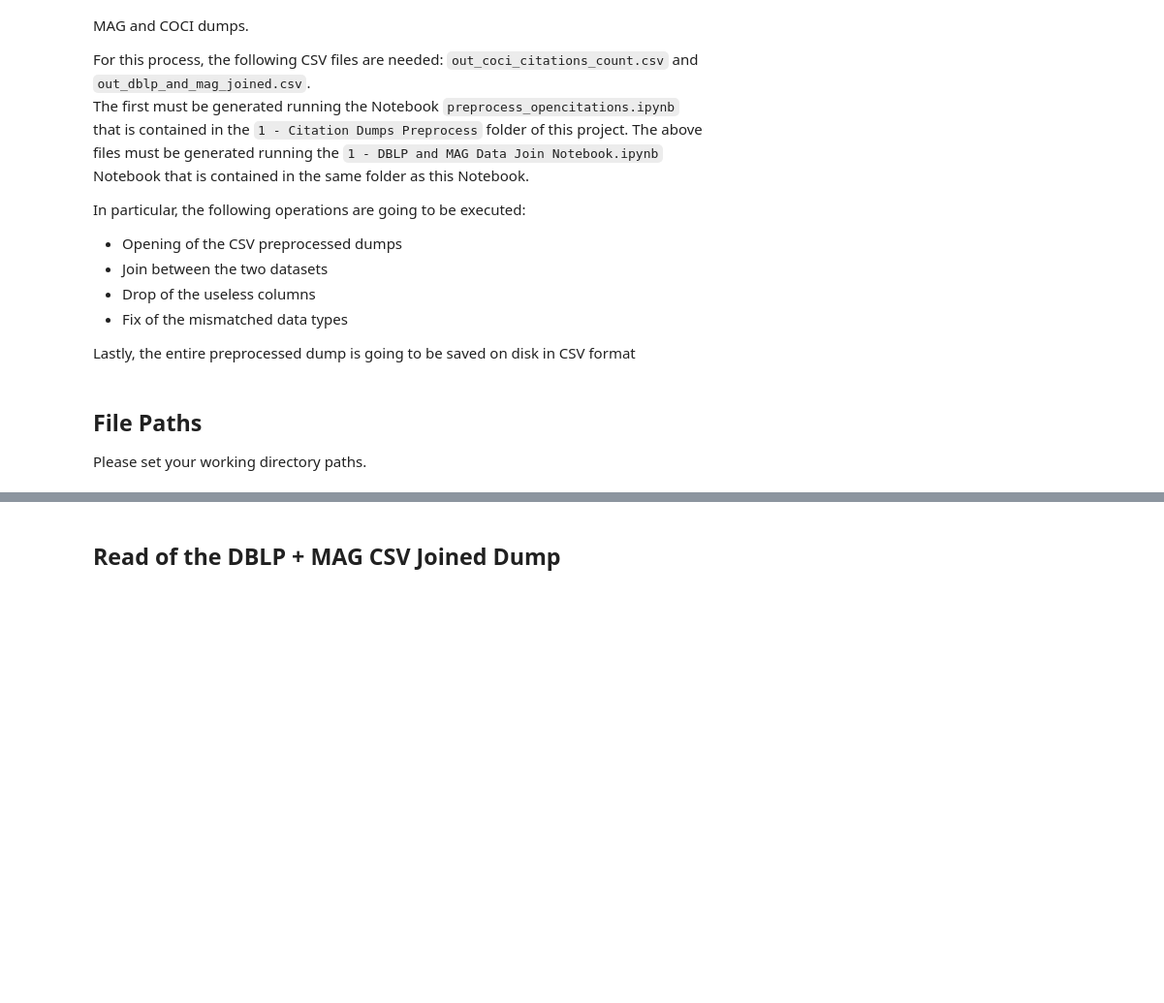
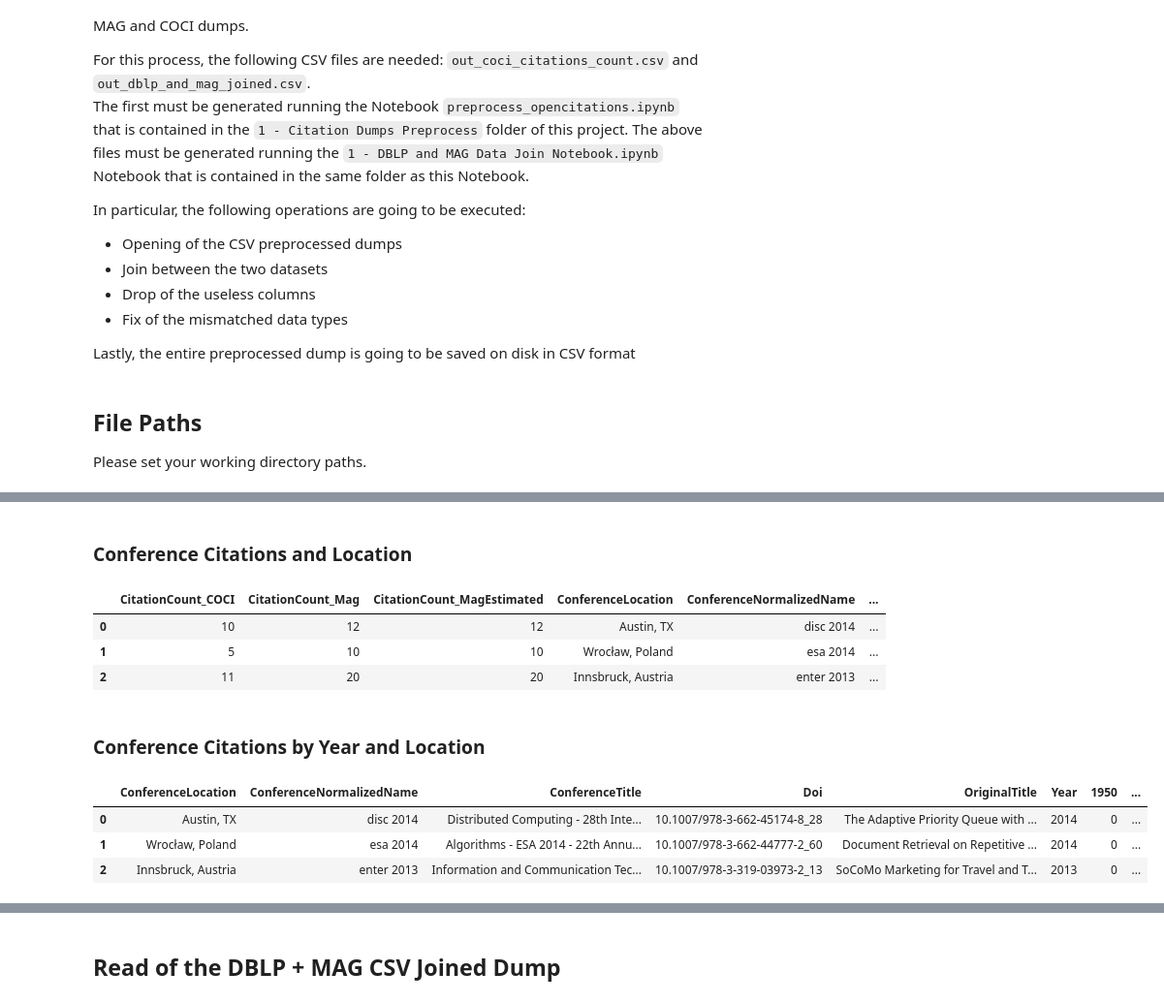
Before and after one commit to MarcoTerzulli/conftur_terzulli, a Jupyter notebook: Dataset Creation Pipeline/4 - Citation and Conference Data Cleanup/Citation and Conference Data Cleanup.ipynb, the cells around one changed output, grey strips where cells are left out. Shown at 97% size. Drawn from its saved outputs; the diff is of its cells as text; code cells hidden in the pictures; blank space fills up the shorter version.

```diff
--- a/Dataset Creation Pipeline/4 - Citation and Conference Data Cleanup/Citation and Conference Data Cleanup.ipynb
+++ b/Dataset Creation Pipeline/4 - Citation and Conference Data Cleanup/Citation and Conference Data Cleanup.ipynb
@@ -47,0 +47,18 @@ partial_csv_path = r'/Users/marcoterzulli/File/Scuola Local/Magistrale/Materiale
+# %% [markdown]
+### Conference Citations and Location
+# %%
+df_citations_and_locations.head(3)
+# %% [output]
+|  | CitationCount_COCI | CitationCount_Mag | CitationCount_MagEstimated | ConferenceLocation | ConferenceNormalizedName | ... |
+| 0 | 10 | 12 | 12 | Austin, TX | disc 2014 | ... |
+| 1 | 5 | 10 | 10 | Wrocław, Poland | esa 2014 | ... |
+| 2 | 11 | 20 | 20 | Innsbruck, Austria | enter 2013 | ... |
+# %% [markdown]
+### Conference Citations by Year and Location
+# %%
+df_citations_by_year_and_locations.head(3)
+# %% [output]
+|  | ConferenceLocation | ConferenceNormalizedName | ConferenceTitle | Doi | OriginalTitle | Year | 1950 | ... |
+| 0 | Austin, TX | disc 2014 | Distributed Computing - 28th Inte... | 10.1007/978-3-662-45174-8_28 | The Adaptive Priority Queue with ... | 2014 | 0 | ... |
+| 1 | Wrocław, Poland | esa 2014 | Algorithms - ESA 2014 - 22th Annu... | 10.1007/978-3-662-44777-2_60 | Document Retrieval on Repetitive ... | 2014 | 0 | ... |
+| 2 | Innsbruck, Austria | enter 2013 | Information and Communication Tec... | 10.1007/978-3-319-03973-2_13 | SoCoMo Marketing for Travel and T... | 2013 | 0 | ... |
```
Also changed, not shown: parts of 15 cells of this notebook, 2 other files.
